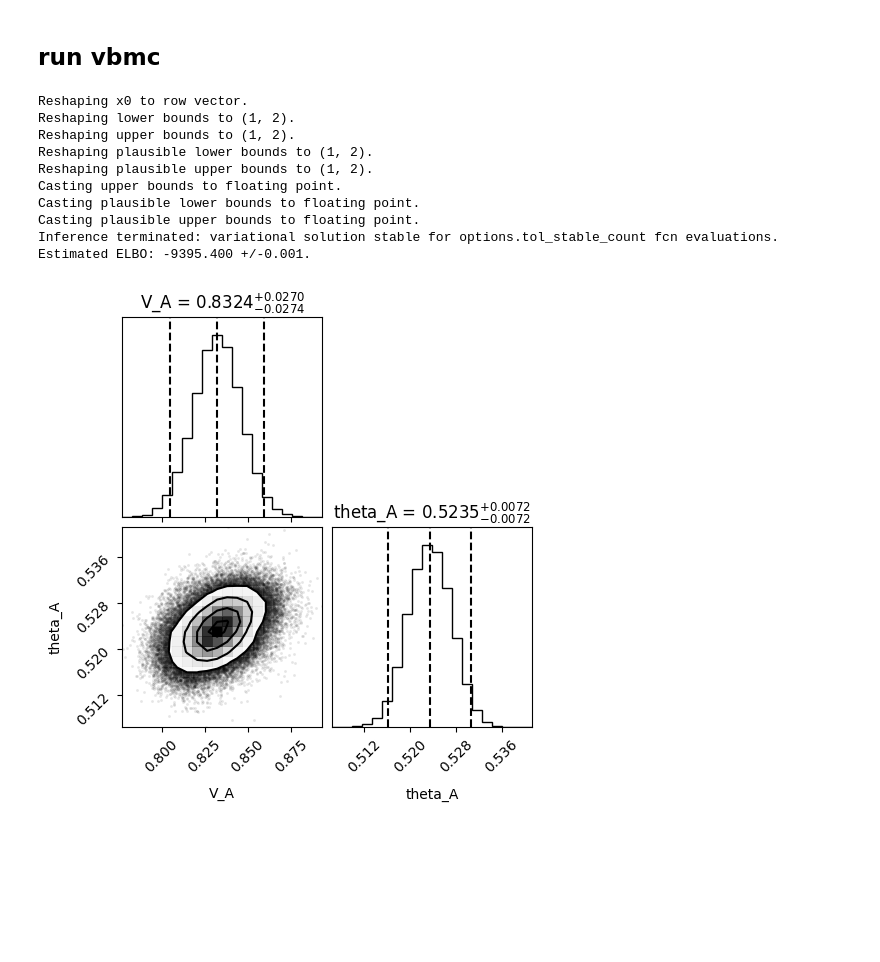
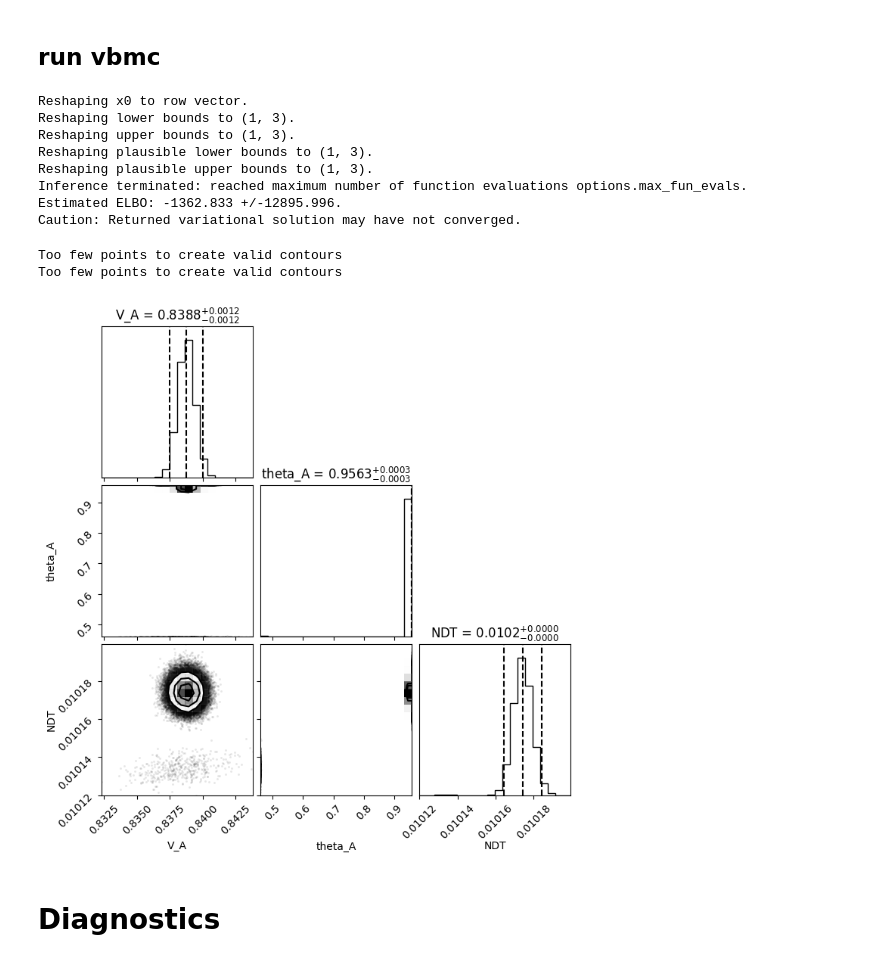
Before and after one commit to rakaar/ddm_data, a Jupyter notebook: vbmc_fit/vbmc_abort_psiam_tied.ipynb, the cells around one changed output. Saved outputs shown, nothing was run; the diff lists cells and outputs as text; code cells hidden in the pictures; blank space fills up the shorter version.

```diff
--- a/vbmc_fit/vbmc_abort_psiam_tied.ipynb
+++ b/vbmc_fit/vbmc_abort_psiam_tied.ipynb
@@ -101,8 +136,8 @@ plt.title(f'V_A={V_A:.2f},theta_A={theta_A: .2f},Abort RT');
 # %% [markdown]
 ## loglike fn
 # %%
-def compute_loglike(t, V_A, theta_A):
-    likelihood = rho_A_t_fn(t, V_A, theta_A)
+def compute_loglike(t, V_A, theta_A, NDT):
+    likelihood = rho_A_t_and_stim_survive_truncated(t, V_A, theta_A, NDT)
 
     if likelihood <= 0:
         likelihood = 1e-50
@@ -112,11 +147,11 @@ def compute_loglike(t, V_A, theta_A):
 
 
 def vbmc_loglike_abort_fn(params):
-    V_A, theta_A = params
+    V_A, theta_A, NDT = params
 
     # because there are less aborts, single job runs faster
-    all_loglike = Parallel(n_jobs=1)(delayed(compute_loglike)(t, V_A, theta_A)\
-                                       for t in abort_RT)
+    all_loglike = Parallel(n_jobs=1)(delayed(compute_loglike)(t, V_A, theta_A, NDT)\
+                                       for t in abort_RT if t > T_trunc)
 
     loglike = np.sum(all_loglike)
     return loglike
@@ -125,9 +160,11 @@ def vbmc_loglike_abort_fn(params):
 # %%
 V_A_bounds = [0.01, 5]
 theta_A_bounds = [0.01, 5]
+NDT_bounds = [0.01, 0.9]
 
-V_A_plausible_bounds = [2,3]
+V_A_plausible_bounds = [1,3]
 theta_A_plausible_bounds = [1,3]
+NDT_plausible_bounds = [0.05, 0.3]
 # %% [markdown]
 ## prior
 # %%
@@ -153,12 +190,13 @@ def trapezoidal_logpdf(x, a, b, c, d):
 
 
 def vbmc_prior_abort_fn(params):
-    V_A, theta_A = params
+    V_A, theta_A, NDT = params
 
     V_A_logpdf = trapezoidal_logpdf(V_A, V_A_bounds[0], V_A_plausible_bounds[0], V_A_plausible_bounds[1], V_A_bounds[1])
     theta_A_logpdf = trapezoidal_logpdf(theta_A, theta_A_bounds[0], theta_A_plausible_bounds[0], theta_A_plausible_bounds[1], theta_A_bounds[1])
+    NDT_logpdf = trapezoidal_logpdf(NDT, NDT_bounds[0], NDT_plausible_bounds[0], NDT_plausible_bounds[1], NDT_bounds[1])
 
-    return V_A_logpdf + theta_A_logpdf
+    return V_A_logpdf + theta_A_logpdf + NDT_logpdf
 # %% [markdown]
 ## prior + loglike
 # %%
@@ -167,49 +205,53 @@ def vbmc_prior_plus_loglike_fn(params):
 # %% [markdown]
 ## run vbmc
 # %%
-lb = [V_A_bounds[0], theta_A_bounds[0]]
-ub = [V_A_bounds[1], theta_A_bounds[1]]
+lb = [V_A_bounds[0], theta_A_bounds[0], NDT_bounds[0]]
+ub = [V_A_bounds[1], theta_A_bounds[1], NDT_bounds[1]]
 
-plb = [V_A_plausible_bounds[0], theta_A_plausible_bounds[0]]
-pub = [V_A_plausible_bounds[1], theta_A_plausible_bounds[1]]
+
+plb = [V_A_plausible_bounds[0], theta_A_plausible_bounds[0], NDT_plausible_bounds[0]]
+pub = [V_A_plausible_bounds[1], theta_A_plausible_bounds[1], NDT_plausible_bounds[1]]
 
 np.random.seed(42)
 V_A_0 = np.random.uniform(V_A_plausible_bounds[0], V_A_plausible_bounds[1])
 theta_A_0 = np.random.uniform(theta_A_plausible_bounds[0], theta_A_plausible_bounds[1])
+NDT_0 = np.random.uniform(NDT_plausible_bounds[0], NDT_plausible_bounds[1])
 
-x_0 = np.array([V_A_0, theta_A_0])
+x_0 = np.array([V_A_0, theta_A_0, NDT_0])
 
 vbmc = VBMC(vbmc_prior_plus_loglike_fn, x_0, lb, ub, plb, pub, options={'display': 'off'})
 vp, results = vbmc.optimize()
 # %% [output]
 Reshaping x0 to row vector.
-Reshaping lower bounds to (1, 2).
-Reshaping upper bounds to (1, 2).
-Reshaping plausible lower bounds to (1, 2).
-Reshaping plausible upper bounds to (1, 2).
-Casting upper bounds to floating point.
-Casting plausible lower bounds to floating point.
-Casting plausible upper bounds to floating point.
-Inference terminated: variational solution stable for options.tol_stable_count fcn evaluations.
-Estimated ELBO: -9395.400 +/-0.001.
+Reshaping lower bounds to (1, 3).
+Reshaping upper bounds to (1, 3).
+Reshaping plausible lower bounds to (1, 3).
+Reshaping plausible upper bounds to (1, 3).
+Inference terminated: reached maximum number of function evaluations options.max_fun_evals.
+Estimated ELBO: -1362.833 +/-12895.996.
+Caution: Returned variational solution may have not converged.
 # %%
 vp_samples = vp.sample(int(1e5))[0]
 
-param_labels = ['V_A', 'theta_A']
+param_labels = ['V_A', 'theta_A', 'NDT']
 percentiles = np.percentile(vp_samples, [0, 100], axis=0)
 
 
 _ranges = [(percentiles[0, i], percentiles[1, i]) for i in np.arange(vp_samples.shape[1])]
 
 
 # Now create the corner plot using these ranges
 corner.corner(
     vp_samples,
     labels=param_labels,
     show_titles=True,
     quantiles=[0.025, 0.5, 0.975],
     range=_ranges,
     title_fmt=".4f"
 );
 # %% [output]
+Too few points to create valid contours
+Too few points to create valid contours
-[figure, old version]
+[figure, new version]
+# %% [markdown]
+# Diagnostics
```
Also changed, not shown: parts of 8 cells of this notebook, 4 other files.
